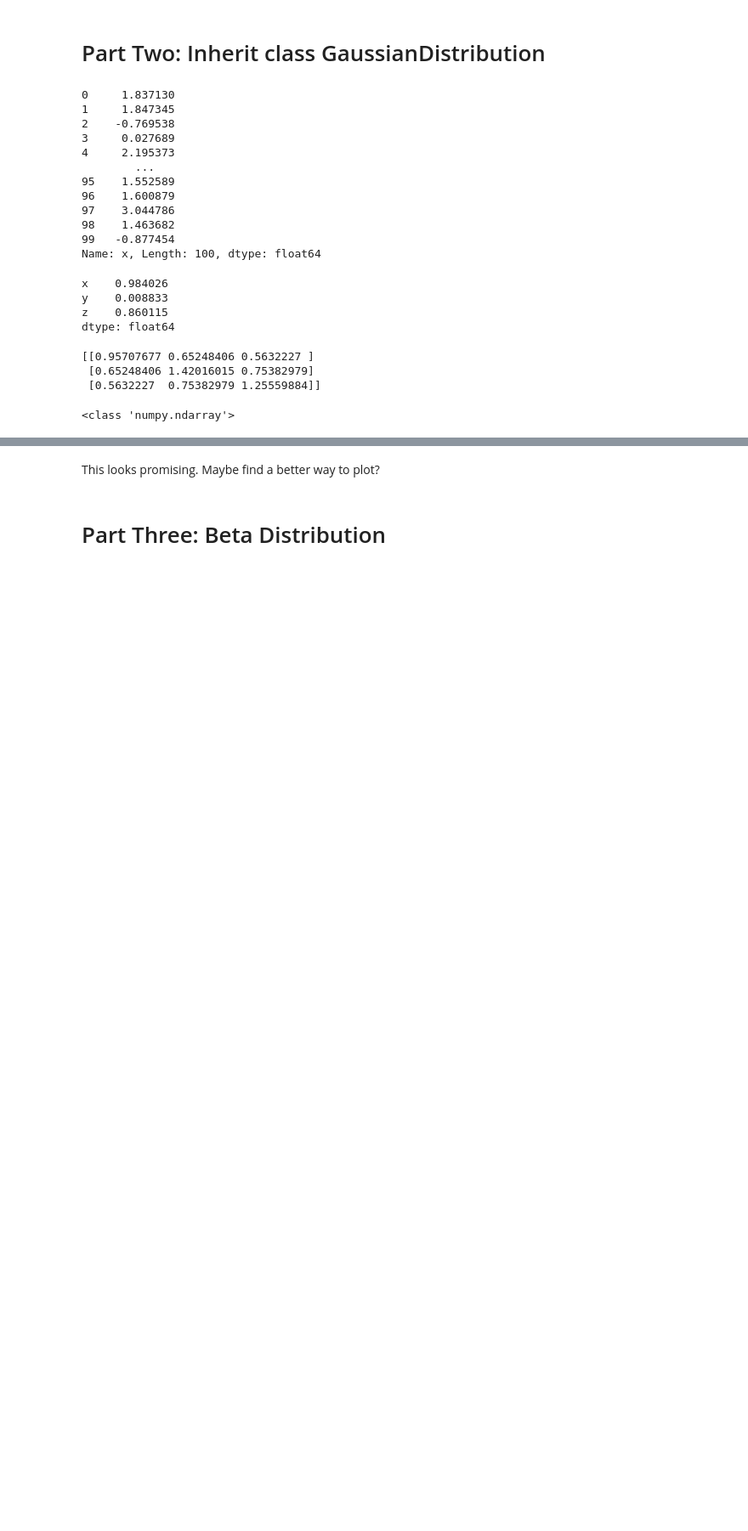
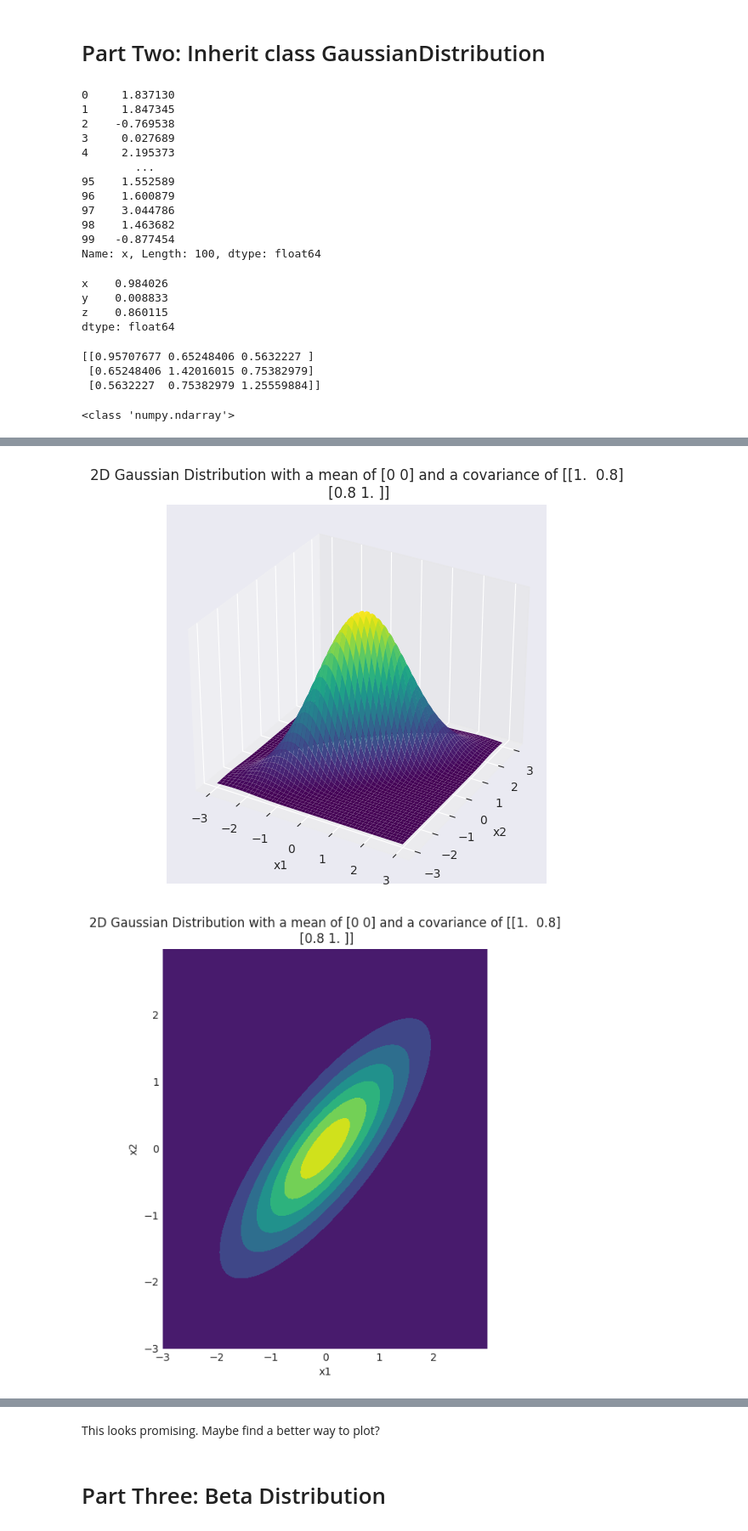
Before and after one commit to bjoernellens1/ML_course, a Jupyter notebook: assignment 3/assignment3_ellensohn.ipynb, the cells around one changed output, grey strips where cells are left out. Shown: that part at 85% size. Saved outputs shown, nothing was run; the diff lists cells and outputs as text; code cells hidden in the pictures; blank space fills up the shorter version.

```diff
--- a/assignment 3/assignment3_ellensohn.ipynb
+++ b/assignment 3/assignment3_ellensohn.ipynb
@@ -189,0 +215,6 @@ TypeError: FigureBase.gca() got an unexpected keyword argument 'projection'
+# %%
+gd2 = GaussDistribution(dim=2)
+gd2.visualize()
+# %% [output]
+[figure, added]
+[figure, added]
```
Also changed, not shown: parts of 7 cells of this notebook.
